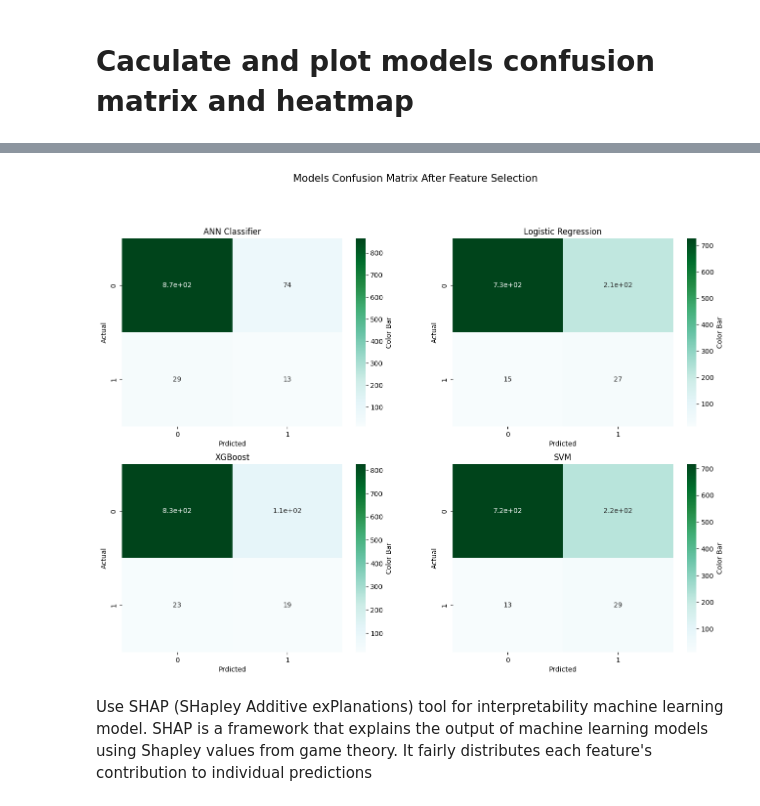
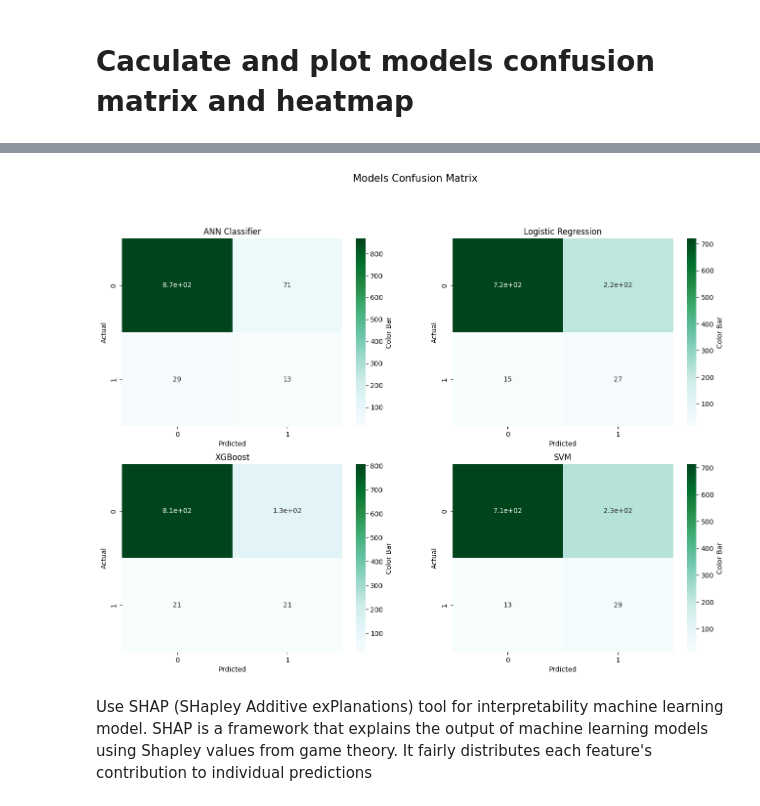
Before and after one commit to Team-6-AAI-501/strokeprediction, a Jupyter notebook: jupyternotebook/aai501StrokePrediction.ipynb, the cells around one changed output, grey strips where cells are left out. Cells and saved outputs as stored; diff of their text form; code cells hidden in the pictures.

```diff
--- a/jupyternotebook/aai501StrokePrediction.ipynb
+++ b/jupyternotebook/aai501StrokePrediction.ipynb
@@ -782,19 +606,16 @@ weighted avg       0.95      0.76      0.83       982
 # %%
 # Create dictionary with model names and their predictions
 models_predictions = {
-    "ANN Classifier": [test_preds_ann_before, test_preds_ann_after],
-    "Logistic Regression": [test_preds_lr_before, test_preds_lr_after],
-    "XGBoost": [test_preds_xgb_before, test_preds_xgb_after],
-    "SVM": [test_preds_svm_before, test_preds_svm_after],
+    "ANN Classifier": test_preds_ann,
+    "Logistic Regression": test_preds_lr,
+    "XGBoost": test_preds_xgb,
+    "SVM": test_preds_svm
 }
 # %% [markdown]
 # Caculate and plot models confusion matrix and heatmap
 # %%
 # Loop through each model and compute confusion matrix
 for model_name, predictions in models_predictions.items():
-    print(f"\n {model_name} Confusion Matrices:")
-    print("Before Feature Selection:")
-    print(confusion_matrix(y_test_before, predictions[0]))
-    print("After Feature Selection:")
-    print(confusion_matrix(y_test_after, predictions[1]))
+    conf_matrix = confusion_matrix(y_test, predictions)
+    print(f"{model_name} Confusion Matrix:\n{conf_matrix}\n")
 # %% [output]
@@ -818,11 +636,0 @@ After Feature Selection:
-# %%
-plt_num = 1
-plt.figure(figsize=(16,11)) # Set figure size
-for model_name, predictions in models_predictions.items():
-    conf_matrix = confusion_matrix(y_test_before, predictions[0])
-    plt.subplot(2, 2, plt_num)
-    sns.heatmap(conf_matrix, cmap="BuGn", annot=True, cbar_kws={"label":"Color Bar"})
-    plt.suptitle('Models Confusion Matrix Before Feature Selection', fontsize=15, y=1)
-    plt.title(model_name), plt.xlabel('Prdicted'), plt.ylabel('Actual')
-    plt.savefig('Confusion_Matrix_Before.png')
-    plt_num +=1
@@ -831,17 +637,17 @@ for model_name, predictions in models_predictions.items():
 # %%
 # Loop through each model and plot confusion matrix
 plt_num = 1
 plt.figure(figsize=(16,11)) # Set figure size
 for model_name, predictions in models_predictions.items():
-    conf_matrix = confusion_matrix(y_test_after, predictions[1])
+    conf_matrix = confusion_matrix(y_test, predictions)
     plt.subplot(2, 2, plt_num)
     sns.heatmap(conf_matrix, cmap="BuGn", annot=True, cbar_kws={"label":"Color Bar"})
-    plt.suptitle('Models Confusion Matrix After Feature Selection', fontsize=15, y=1)
+    plt.suptitle('Models Confusion Matrix', fontsize=15, y=1)
     plt.title(model_name), plt.xlabel('Prdicted'), plt.ylabel('Actual')
-    plt.savefig('Confusion_Matrix_After.png')
+    plt.savefig('Confusion_Matrix.png')
     plt_num +=1
 # %% [output]
-[figure, old version]
+[figure, new version]
 # %% [markdown]
 Use SHAP (SHapley Additive exPlanations) tool for interpretability machine learning model. SHAP is a framework that explains the output of machine learning models using Shapley values from game theory. It fairly distributes each feature's contribution to individual predictions
 # %% [markdown]
```
Also changed, not shown: parts of 19 cells of this notebook, 5 other files.
